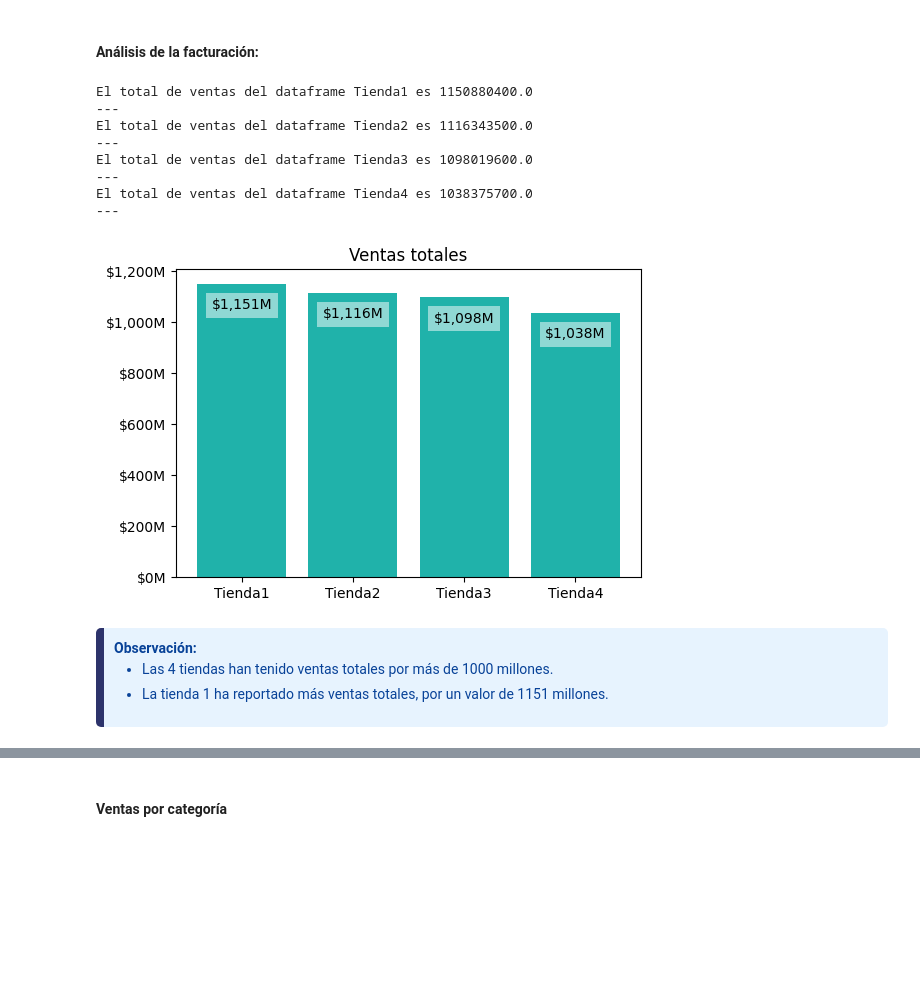
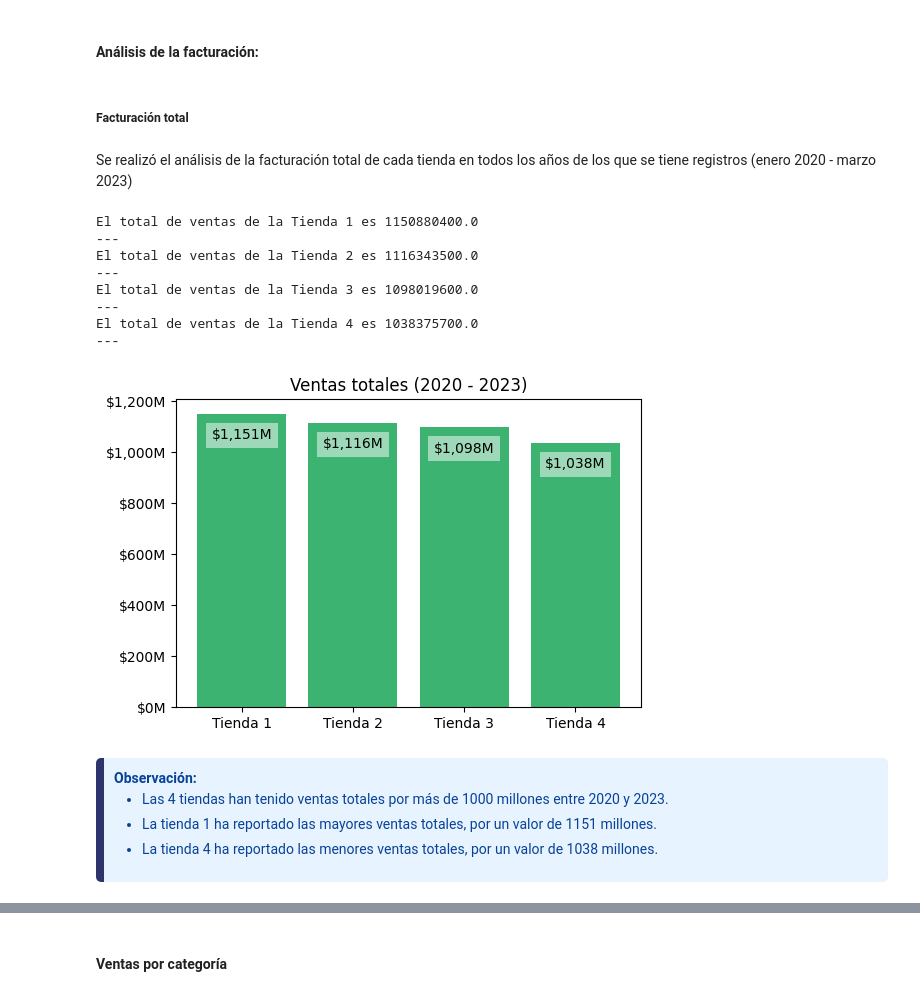
Before and after one commit to ecordovag/challenge_alura_store, a Jupyter notebook: AluraStoreLatam.ipynb, the cells around one changed output, grey strips where cells are left out. Cells and saved outputs as stored; diff of their text form; code cells hidden in the pictures; blank space fills up the shorter version.

```diff
--- a/AluraStoreLatam.ipynb
+++ b/AluraStoreLatam.ipynb
@@ -354,2 +355,11 @@ El tipo de dato de la columna "Fecha de Compra" del dataframe Tienda4 es:
 datetime64[ns]
 ---
+# %%
+# Rango de tiempo de ventas registradas
+tiendas_df = {'Tienda 1':tienda, 'Tienda 2':tienda2, 'Tienda 3':tienda3, 'Tienda 4':tienda4}
+
+for nombre, df in tiendas_df.items():
+    fecha_min = df['Fecha de Compra'].min()
+    fecha_max = df['Fecha de Compra'].max()
+    print(f'El rango de ventas registradas de la {nombre} es de {fecha_min} a {fecha_max}')
+    print('---')
@@ -355,0 +375,9 @@ datetime64[ns]
+# %%
+# Creación de la columna año, mes y tienda en cada dataframe
+for nombre, df in tiendas_df.items():
+    df['Ano'] = df['Fecha de Compra'].dt.year
+    df['Mes'] = df['Fecha de Compra'].dt.month_name(locale='es_ES.UTF-8')
+    df['Tienda'] = nombre
+    print(f'{nombre}: ')
+    print(f'{df[["Ano", "Mes", "Tienda"]]}')
+    print('  ')
@@ -369,54 +418,71 @@ datetime64[ns]
 ### Análisis de datos
 # %% [markdown]
 #### Análisis de la facturación:
+# %% [markdown]
+##### Facturación total
+# %% [markdown]
+Se realizó el análisis de la facturación total de cada tienda en todos los años de los que se tiene registros (enero 2020 - marzo 2023)
 # %%
-# Facturación total del df tienda
-tiendas_df = {'Tienda1':tienda, 'Tienda2':tienda2, 'Tienda3':tienda3, 'Tienda4':tienda4}
+tiendas_df = {'Tienda 1':tienda, 'Tienda 2':tienda2, 'Tienda 3':tienda3, 'Tienda 4':tienda4}
 
+# Calculo del total de ventas en cada tienda
 for nombre, df in tiendas_df.items():
     total_ventas = float(df['Precio'].sum())
-    print(f'El total de ventas del dataframe {nombre} es {total_ventas}')
+    print(f'El total de ventas de la {nombre} es {total_ventas}')
     print('---')
 # %% [output]
-El total de ventas del dataframe Tienda1 es 1150880400.0
+El total de ventas de la Tienda 1 es 1150880400.0
 ---
-El total de ventas del dataframe Tienda2 es 1116343500.0
+El total de ventas de la Tienda 2 es 1116343500.0
 ---
-El total de ventas del dataframe Tienda3 es 1098019600.0
+El total de ventas de la Tienda 3 es 1098019600.0
 ---
-El total de ventas del dataframe Tienda4 es 1038375700.0
+El total de ventas de la Tienda 4 es 1038375700.0
 ---
 # %%
-tiendas_df = {'Tienda1':tienda, 'Tienda2':tienda2, 'Tienda3':tienda3, 'Tienda4':tienda4}
+tiendas_df = {'Tienda 1':tienda, 'Tienda 2':tienda2, 'Tienda 3':tienda3, 'Tienda 4':tienda4}
+
+# Calculo de la suma total de ventas en cada dataframe
 totales_por_tienda = {}
 
 for nombre, df in tiendas_df.items():
     ventas_totales = df['total_ventas'] = df['Precio'].sum()
     totales_por_tienda[nombre] = ventas_totales
 
+# Definición de las variables a ser graficadas
 x = list(totales_por_tienda.keys())
 y = list(totales_por_tienda.values())
 
+# Aplicar formato a números
 def millones(x, pos=None):
+    """
+    Esta función convierte un número y le da formato de millones (M) sin decimales
+    """
     return f'${x/1_000_000:,.0f}M'
 
+# Realizar gráfica de suma total de ventas por tienda
+fig, ax = plt.subplots(figsize = (6,4))
+ax.bar(x, y, color = 'mediumseagreen')
 
-fig, ax = plt.subplots(figsize = (6,4))
-ax.bar(x, y, color = 'lightseagreen')
+# Uso de la función millones para formatear números en el eje y
 ax.yaxis.set_major_formatter(FuncFormatter(millones))
-ax.set_title("Ventas totales")
 
+ax.set_title("Ventas totales (2020 - 2023)")
+
+# Generar etiquetas en las barras
+# Uso de la función millones para formatear las etiquetas de las barras
 for i, v in enumerate(y):
     ax.text(i, v-100_000_000, millones(v), ha='center', bbox = {'facecolor':'white', 'alpha':0.5, 'edgecolor':'None'})
 
 plt.show()
 # %% [output]
-[figure, old version]
+[figure, new version]
 # %% [markdown]
 <div style="background-color: #e7f3fe; color: #084298; padding: 10px; border-left: 8px solid #2D336B; border-radius: 5px;">
   <strong>Observación:</strong>
   <ul>
-    <li> Las 4 tiendas han tenido ventas totales por más de 1000 millones.</li>
-    <li> La tienda 1 ha reportado más ventas totales, por un valor de 1151 millones. </li>
+    <li> Las 4 tiendas han tenido ventas totales por más de 1000 millones entre 2020 y 2023.</li>
+    <li> La tienda 1 ha reportado las mayores ventas totales, por un valor de 1151 millones. </li>
+    <li> La tienda 4 ha reportado las menores ventas totales, por un valor de 1038 millones.</li>
   </ul>
 </div>
```
Also changed, not shown: parts of 23 cells of this notebook.
